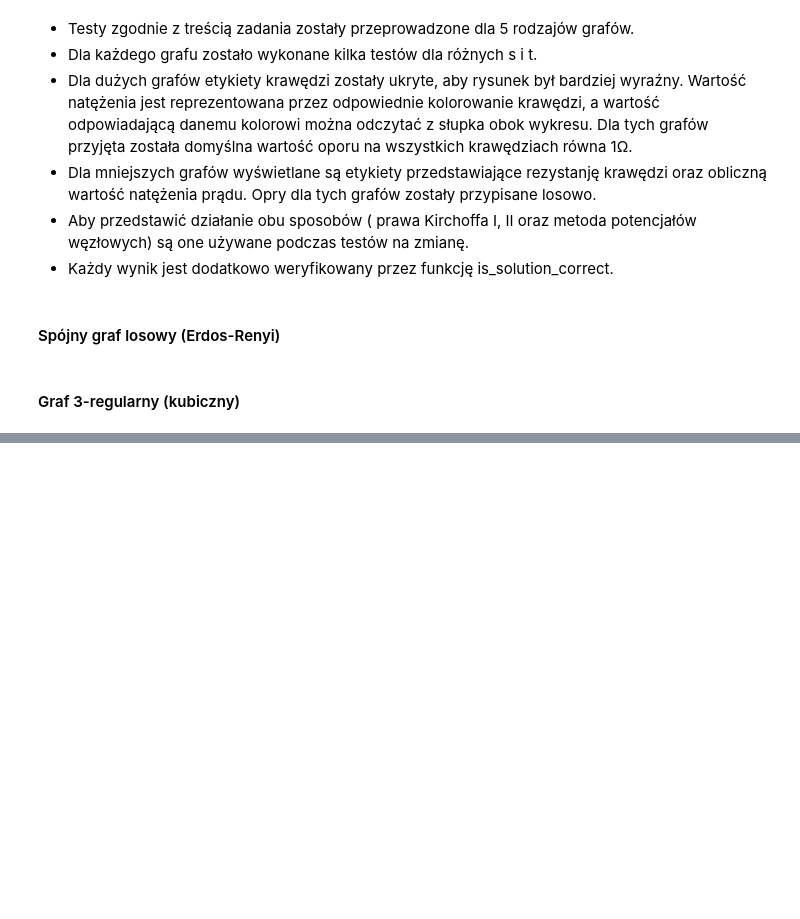
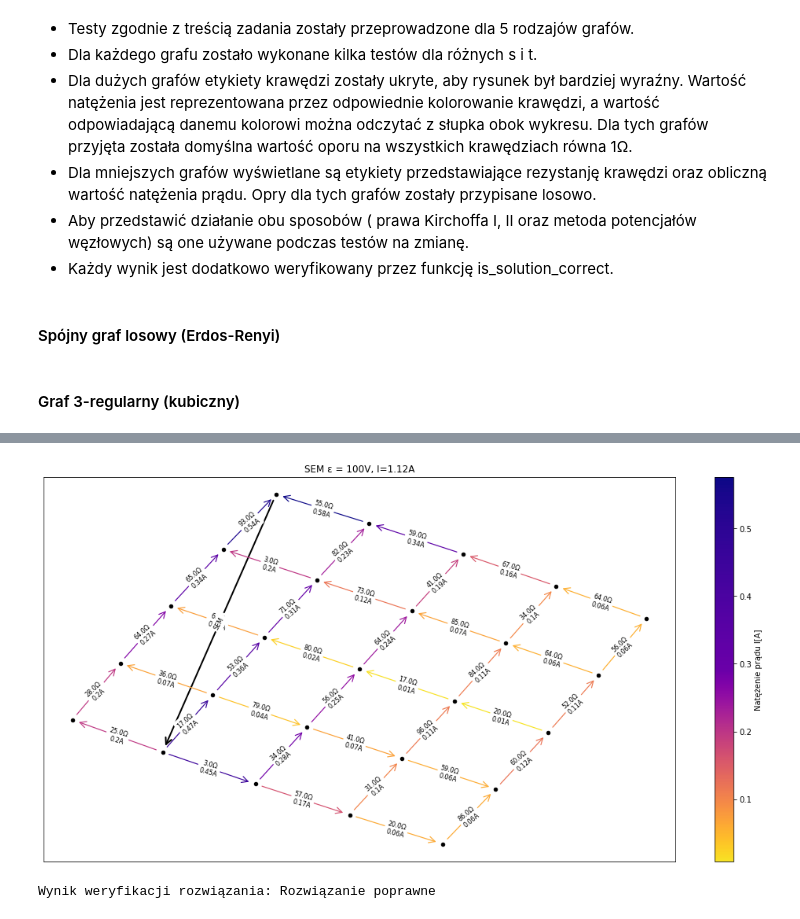
Before and after one commit to xRaw27/MOwNiT_WIET_2022, a Jupyter notebook: Lab2/lab2.ipynb, the cells around one changed output, grey strips where cells are left out. Saved outputs shown, nothing was run; the diff lists cells and outputs as text; code cells hidden in the pictures; blank space fills up the shorter version.

```diff
--- a/Lab2/lab2.ipynb
+++ b/Lab2/lab2.ipynb
@@ -217,0 +307,6 @@ print("Wynik weryfikacji rozwiązania:", "Rozwiązanie poprawne" if is_solution_
+# %%
+G, H = electric_circuit_nodal_analysis(graph.copy(), 4, 23, 100, show_edge_labels=True, pos=pos)
+print_is_correct(G, H)
+# %% [output]
+[figure, added]
+Wynik weryfikacji rozwiązania: Rozwiązanie poprawne
```
Also changed, not shown: parts of 36 cells of this notebook, 3 other files.
